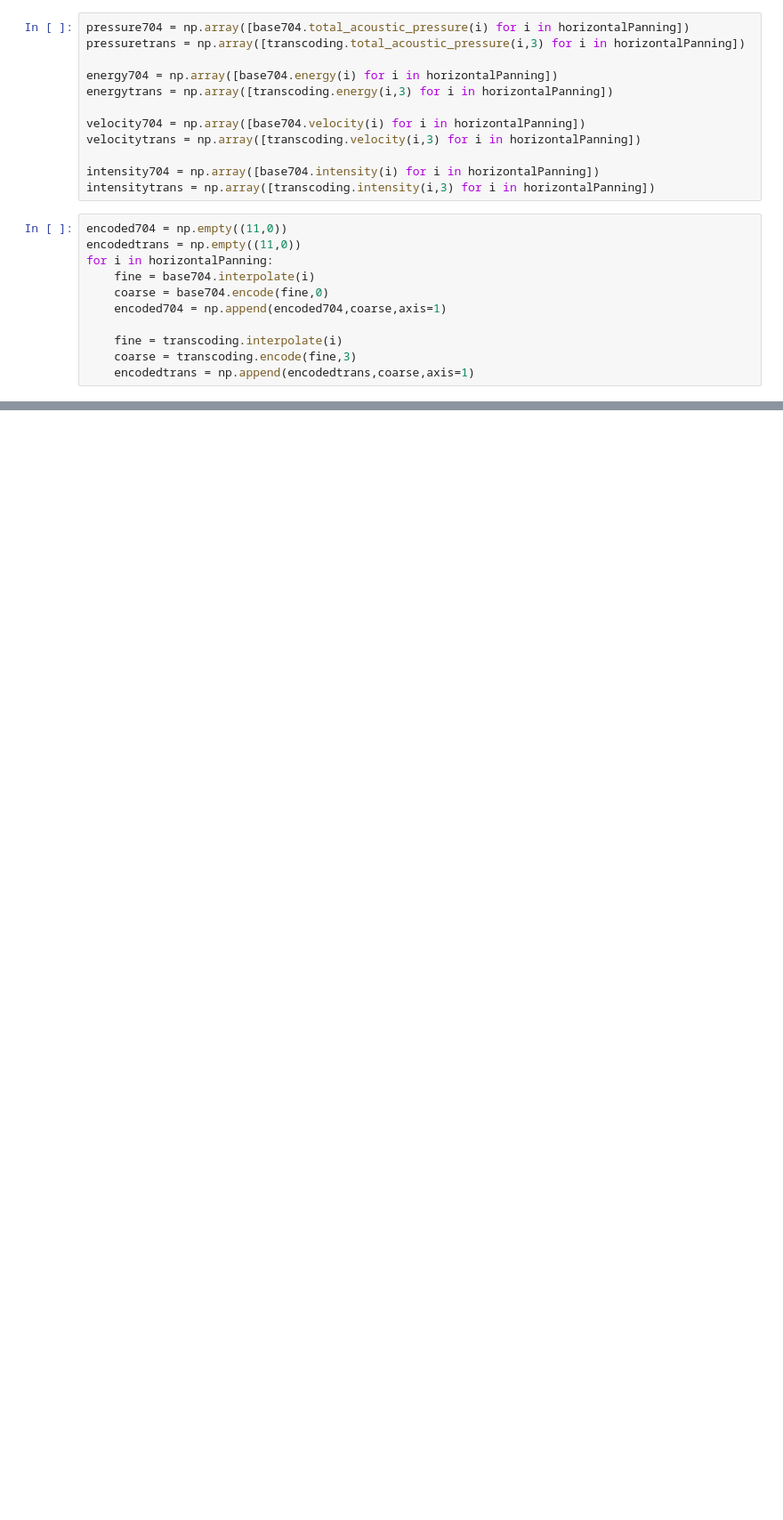
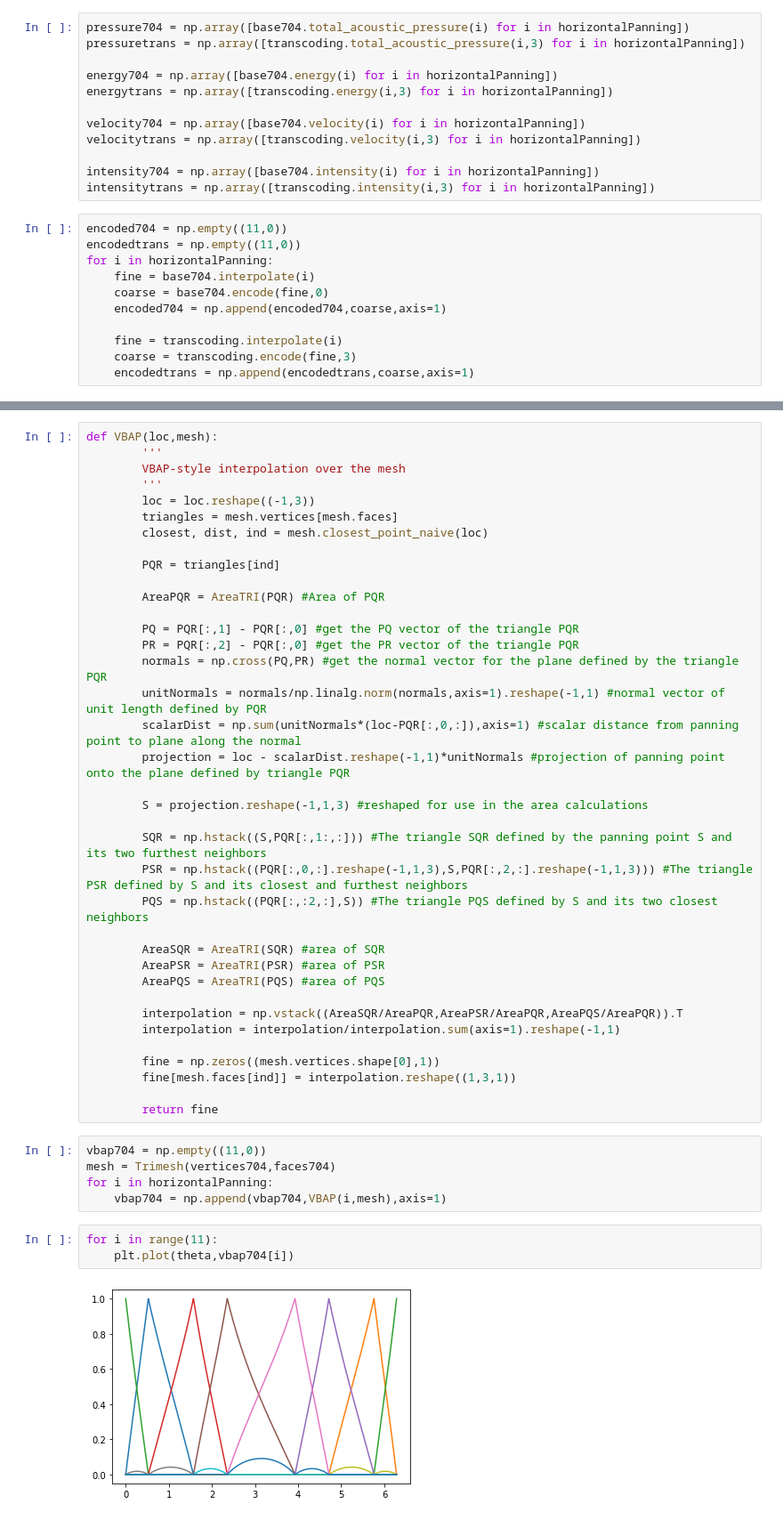
Before and after one commit to SamuelNarvaez/SWF, a Jupyter notebook: Evaluation.ipynb, the cells around one changed output, grey strips where cells are left out. Shown at 89% size. Saved outputs shown, nothing was run; the diff lists cells and outputs as text; blank space fills up the shorter version.

```diff
--- a/Evaluation.ipynb
+++ b/Evaluation.ipynb
@@ -93,0 +93,47 @@ fig.tight_layout()
+# %%
+def VBAP(loc,mesh):
+        '''
+        VBAP-style interpolation over the mesh
+        '''
+        loc = loc.reshape((-1,3))
+        triangles = mesh.vertices[mesh.faces]
+        closest, dist, ind = mesh.closest_point_naive(loc)
+
+        PQR = triangles[ind]
+
+        AreaPQR = AreaTRI(PQR) #Area of PQR
+
+        PQ = PQR[:,1] - PQR[:,0] #get the PQ vector of the triangle PQR
+        PR = PQR[:,2] - PQR[:,0] #get the PR vector of the triangle PQR
+        normals = np.cross(PQ,PR) #get the normal vector for the plane defined by the triangle PQR
+        unitNormals = normals/np.linalg.norm(normals,axis=1).reshape(-1,1) #normal vector of unit length defined by PQR
+        scalarDist = np.sum(unitNormals*(loc-PQR[:,0,:]),axis=1) #scalar distance from panning point to plane along the normal
+        projection = loc - scalarDist.reshape(-1,1)*unitNormals #projection of panning point onto the plane defined by triangle PQR
+
+        S = projection.reshape(-1,1,3) #reshaped for use in the area calculations
+
+        SQR = np.hstack((S,PQR[:,1:,:])) #The triangle SQR defined by the panning point S and its two furthest neighbors
+        PSR = np.hstack((PQR[:,0,:].reshape(-1,1,3),S,PQR[:,2,:].reshape(-1,1,3))) #The triangle PSR defined by S and its closest and furthest neighbors
+        PQS = np.hstack((PQR[:,:2,:],S)) #The triangle PQS defined by S and its two closest neighbors
+
+        AreaSQR = AreaTRI(SQR) #area of SQR
+        AreaPSR = AreaTRI(PSR) #area of PSR
+        AreaPQS = AreaTRI(PQS) #area of PQS
+
+        interpolation = np.vstack((AreaSQR/AreaPQR,AreaPSR/AreaPQR,AreaPQS/AreaPQR)).T
+        interpolation = interpolation/interpolation.sum(axis=1).reshape(-1,1)
+
+        fine = np.zeros((mesh.vertices.shape[0],1))
+        fine[mesh.faces[ind]] = interpolation.reshape((1,3,1))
+
+        return fine
+# %%
+vbap704 = np.empty((11,0))
+mesh = Trimesh(vertices704,faces704)
+for i in horizontalPanning:
+    vbap704 = np.append(vbap704,VBAP(i,mesh),axis=1)
+# %%
+for i in range(11):
+    plt.plot(theta,vbap704[i])
+# %% [output]
+[figure, added]
```
Also changed, not shown: parts of 3 cells of this notebook.
